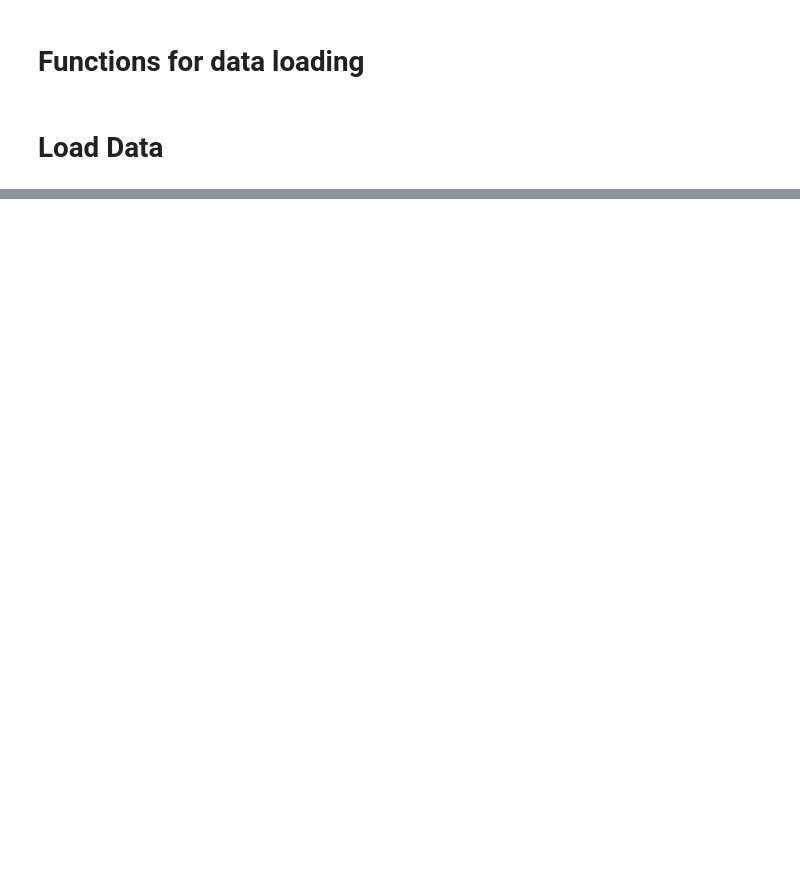
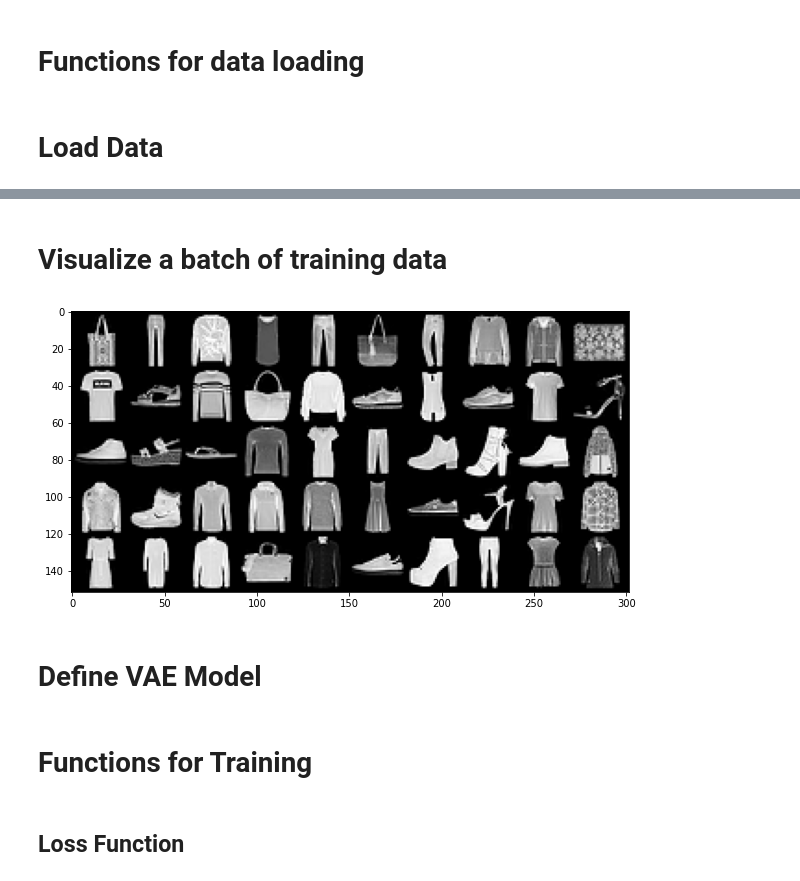
Before and after one commit to YairYarden/Deep-Learning, a Jupyter notebook: Q3_VAE.ipynb, the cells around one changed output, grey strips where cells are left out. Saved outputs shown, nothing was run; the diff lists cells and outputs as text; code cells hidden in the pictures; blank space fills up the shorter version.

Commit message:
Add VAE , SVM model definition & training

```diff
--- a/Q3_VAE.ipynb
+++ b/Q3_VAE.ipynb
@@ -130,0 +124,15 @@ Extracting /content/drive/MyDrive/Deep_learning_05107255/ex3_316168061_313471526
+# %% [markdown]
+# Visualize a batch of training data
+# %%
+train_labeled, _, _ = get_dataloaders(n=50, batch_size=50)
+dataiter = iter(train_labeled)
+images, labels = dataiter.next()
+
+plt.figure(figsize=(10,10))
+grid = torchvision.utils.make_grid(tensor=images, nrow=10)
+grid = np.clip(grid,0,1)
+plt.imshow(X=np.transpose(grid, axes=(1,2,0)), cmap="gray");
+# %% [output]
+[figure, added]
+# %% [markdown]
+# Define VAE Model
@@ -130,0 +174,4 @@ Extracting /content/drive/MyDrive/Deep_learning_05107255/ex3_316168061_313471526
+# %% [markdown]
+# Functions for Training
+# %% [markdown]
+## Loss Function
```
Also changed, not shown: parts of 28 cells of this notebook.
